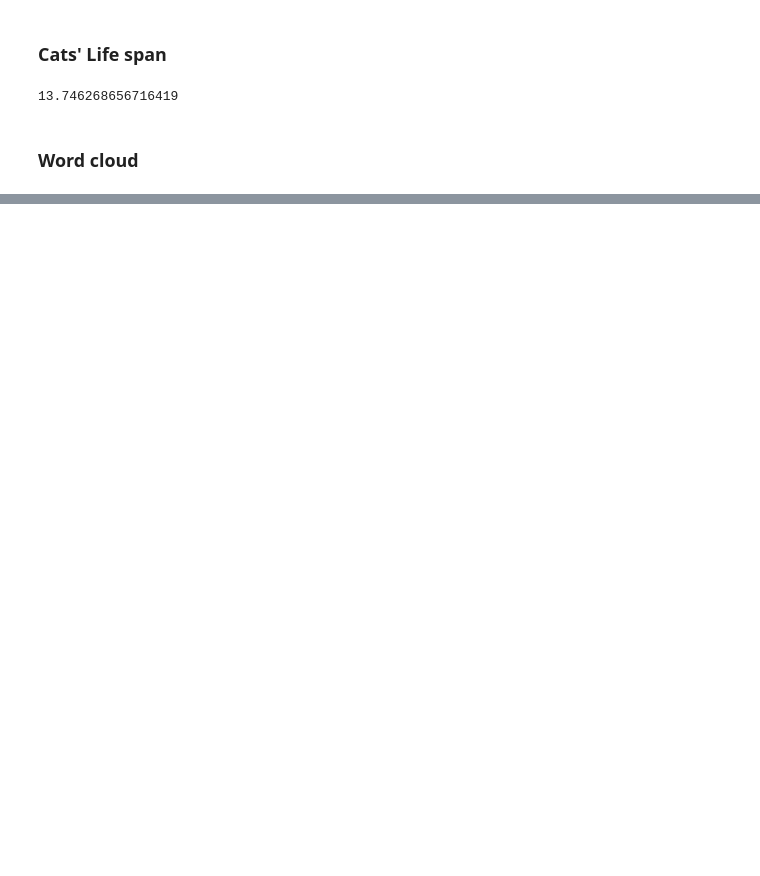
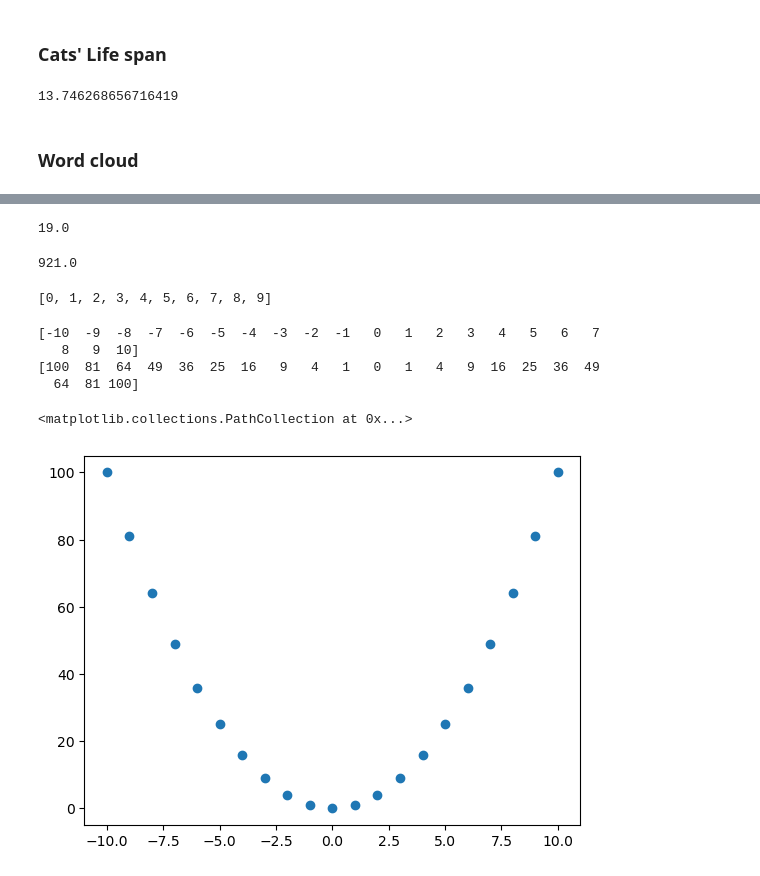
Before and after one commit to Asabeneh/data-analysis-with-python-autumn-2024, a Jupyter notebook: WEEK-7/fetch_data.ipynb, the cells around one changed output, grey strips where cells are left out. Saved outputs shown, nothing was run; the diff lists cells and outputs as text; code cells hidden in the pictures; blank space fills up the shorter version.

```diff
--- a/WEEK-7/fetch_data.ipynb
+++ b/WEEK-7/fetch_data.ipynb
@@ -70,0 +176,8 @@ print(STOPWORDS)
+# %%
+arr.max()
+# %% [output]
+19.0
+# %%
+arr.sum()
+# %% [output]
+921.0
@@ -70,0 +186,19 @@ print(STOPWORDS)
+# %%
+nums
+# %% [output]
+[0, 1, 2, 3, 4, 5, 6, 7, 8, 9]
+# %%
+x = np.arange(-10, 11)
+y = x ** 2
+print(x)
+print(y)
+# %% [output]
+[-10  -9  -8  -7  -6  -5  -4  -3  -2  -1   0   1   2   3   4   5   6   7
+   8   9  10]
+[100  81  64  49  36  25  16   9   4   1   0   1   4   9  16  25  36  49
+  64  81 100]
+# %%
+plt.scatter(x, y)
+# %% [output]
+<matplotlib.collections.PathCollection at 0x...>
+[figure, added]
```
Also changed, not shown: parts of 29 cells of this notebook, 2 other files.
